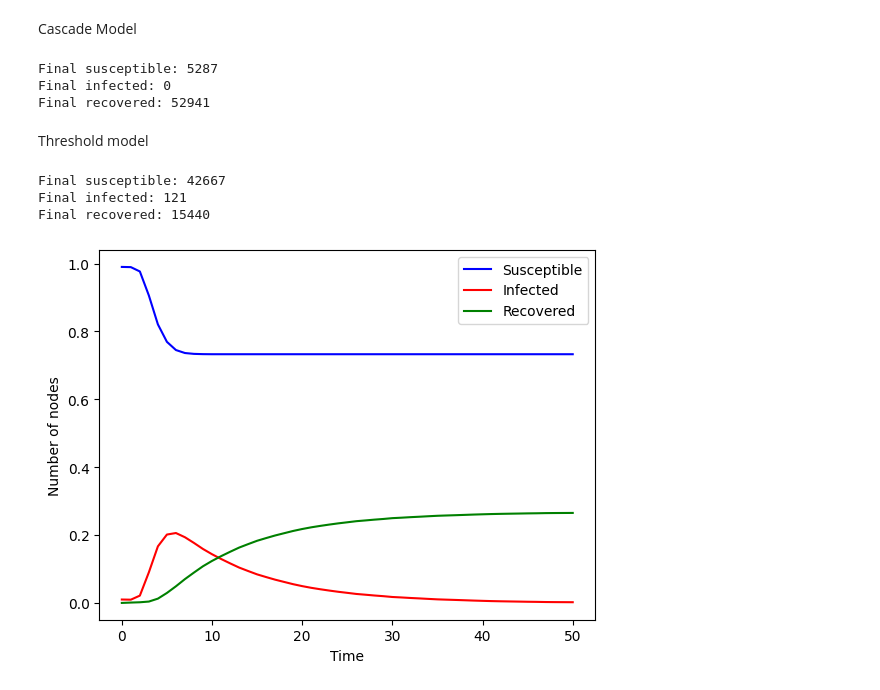
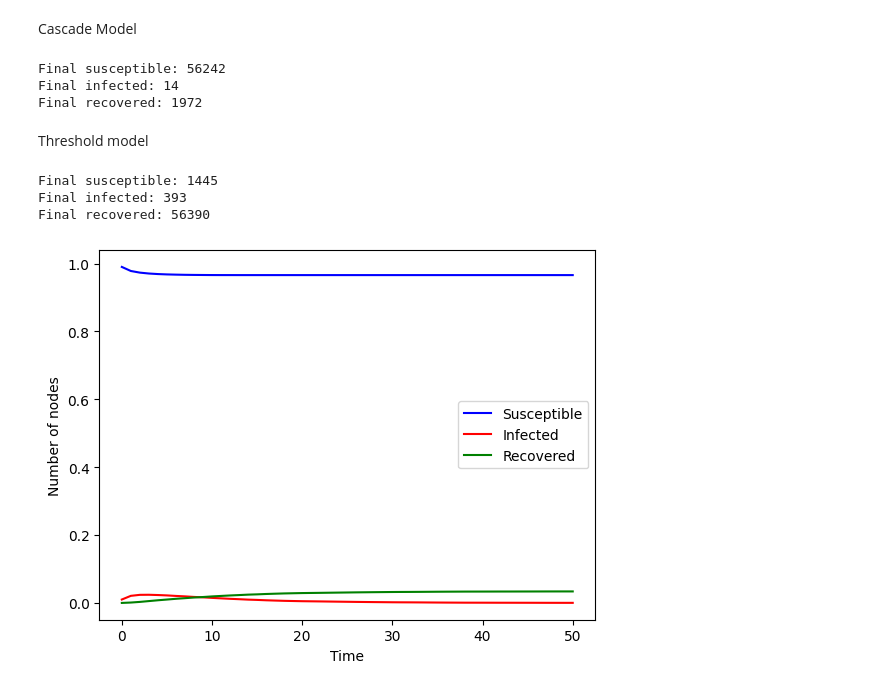
Before and after one commit to NetworkGang/NA-Project, a Jupyter notebook: src/Project_code.ipynb, the cells around one changed output. Saved outputs shown, nothing was run; the diff lists cells and outputs as text; code cells hidden in the pictures.

```diff
--- a/src/Project_code.ipynb
+++ b/src/Project_code.ipynb
@@ -147,73 +29,73 @@ model = CascadeModel(G)
 beta, gamma = 0.21204, 0.1
 model.set_parameters(beta, gamma)
 # Get random 1% of nodes as initial infected
-percentage = 0.05
-initial_infected = random.sample(list(G.nodes), math.ceil(len(G.nodes) * percentage))
-model.set_initial_infected(initial_infected)
-results = model.iterate(200)
+percentage = 0.01
+initial_infected_cas = random.sample(list(G.nodes), math.ceil(len(G.nodes) * percentage))
+model.set_initial_infected(initial_infected_cas)
+results_cas = model.iterate(50)
 
 # Info
 # Number at final step
-final_sus = list(results[-1][0].values()).count(0)
-final_inf = list(results[-1][0].values()).count(1)
-final_rec = list(results[-1][0].values()).count(2)
-print(f"Final susceptible: {final_sus}")
-print(f"Final infected: {final_inf}")
-print(f"Final recovered: {final_rec}")
+final_sus_cas = list(results_cas[-1][0].values()).count(0)
+final_inf_cas = list(results_cas[-1][0].values()).count(1)
+final_rec_cas = list(results_cas[-1][0].values()).count(2)
+print(f"Final susceptible: {final_sus_cas}")
+print(f"Final infected: {final_inf_cas}")
+print(f"Final recovered: {final_rec_cas}")
 # %% [output]
-Final susceptible: 5287
-Final infected: 0
-Final recovered: 52941
+Final susceptible: 56242
+Final infected: 14
+Final recovered: 1972
 # %% [markdown]
 Threshold model
 # %%
 model = ThresholdModel(G)
-theta, gamma = 4, 0.1
+theta, gamma = 0.21204, 0.1
 model.set_parameters(theta, gamma)
 # Initial infected
 percentage = 0.01
-initial_infected = random.sample(list(G.nodes), math.ceil(len(G.nodes) * percentage))
-model.set_initial_infected(initial_infected)
-results = model.iterate(50)
+initial_infected_thres = random.sample(list(G.nodes), math.ceil(len(G.nodes) * percentage))
+model.set_initial_infected(initial_infected_thres)
+results_thres = model.iterate(50)
 
 # Info
 # Number at final step
-final_sus = list(results[-1][0].values()).count(0)
-final_inf = list(results[-1][0].values()).count(1)
-final_rec = list(results[-1][0].values()).count(2)
-print(f"Final susceptible: {final_sus}")
-print(f"Final infected: {final_inf}")
-print(f"Final recovered: {final_rec}")
+final_sus_thres = list(results_thres[-1][0].values()).count(0)
+final_inf_thres = list(results_thres[-1][0].values()).count(1)
+final_rec_thres = list(results_thres[-1][0].values()).count(2)
+print(f"Final susceptible: {final_sus_thres}")
+print(f"Final infected: {final_inf_thres}")
+print(f"Final recovered: {final_rec_thres}")
 # %% [output]
-Final susceptible: 42667
-Final infected: 121
-Final recovered: 15440
+Final susceptible: 1445
+Final infected: 393
+Final recovered: 56390
 # %%
 # Plotting  the graph
-num_susceptible = [len(G.nodes) - len(initial_infected)]
-num_infected = [len(initial_infected)]
+num_susceptible = [len(G.nodes) - len(initial_infected_cas)]
+num_infected = [len(initial_infected_cas)]
 num_recovered = [0]
-for state, i, r in results:
+for state, i, r in results_cas:
     num_susceptible.append(list(state.values()).count(0))
     num_infected.append(list(state.values()).count(1))
     num_recovered.append(list(state.values()).count(2))
 
 num_susceptible = np.array(num_susceptible)
 num_infected = np.array(num_infected)
 num_recovered = np.array(num_recovered)
 # print(num_susceptible, num_infected, num_recovered)
 
 # get proportion
 prop_susceptible = num_susceptible / len(G.nodes)
 prop_infected = num_infected / len(G.nodes)
 prop_recovered = num_recovered / len(G.nodes)
 
 plt.plot(prop_susceptible, label="Susceptible", color="blue")
 plt.plot(prop_infected, label="Infected", color="red")
 plt.plot(prop_recovered, label="Recovered", color="green")
 plt.legend()
 plt.xlabel("Time")
 plt.ylabel("Number of nodes")
 plt.show()
 # %% [output]
-[figure, old version]
+[figure, new version]
```
Also changed, not shown: parts of 3 cells of this notebook, 1 other file.
